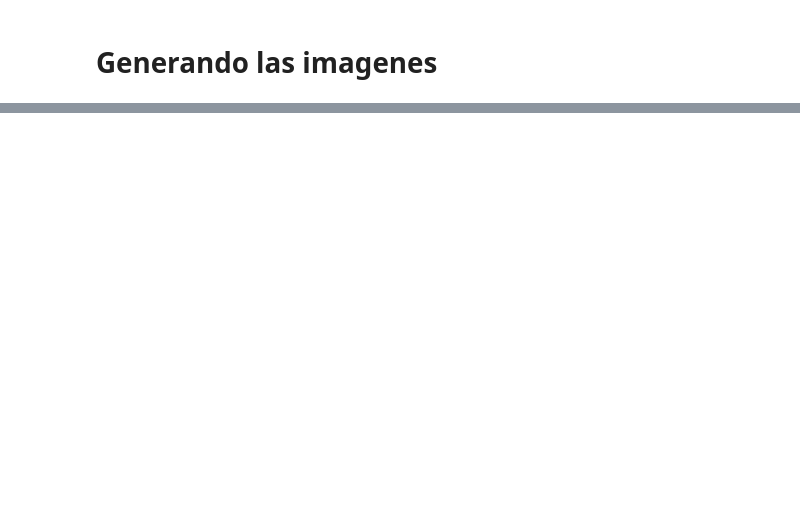
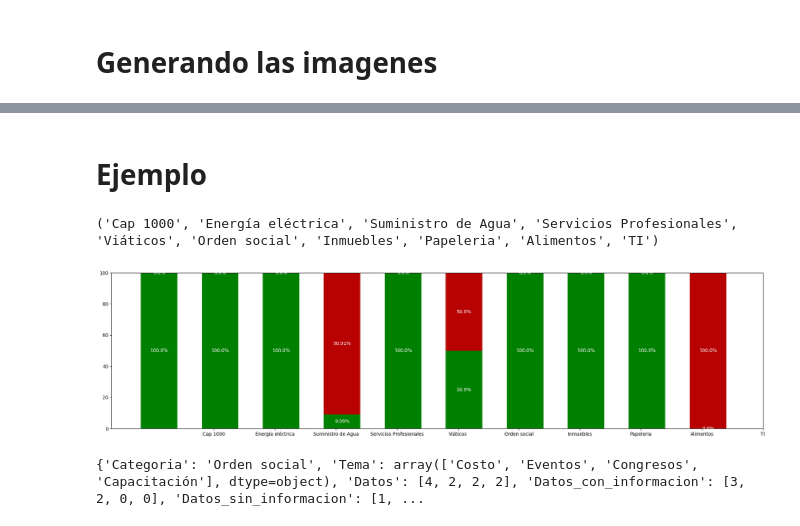
Before and after one commit to BricoBC/dashboard, a Jupyter notebook: main copy.ipynb, the cells around one changed output, grey strips where cells are left out. Cells and saved outputs as stored; diff of their text form; code cells hidden in the pictures; blank space fills up the shorter version.

```diff
--- a/main copy.ipynb
+++ b/main copy.ipynb
@@ -266,0 +270,41 @@ Se termino de crear las imagenes de Energía eléctrica
+# %% [markdown]
+# Ejemplo
+# %%
+print(tuple(categories))
+# %% [output]
+('Cap 1000', 'Energía eléctrica', 'Suministro de Agua', 'Servicios Profesionales', 'Viáticos', 'Orden social', 'Inmuebles', 'Papeleria', 'Alimentos', 'TI')
+# %%
+name_categories = tuple(categories)
+categories_data = {
+    'Con datos': np.array([100, 100, 100, 9.09, 100, 50, 100, 100, 100, 0]),
+    'Sin datos': np.array([0, 0, 0, 90.91, 0, 50, 0,0,0, 100]),
+}
+bar_width = 0.6  # Ancho de las barras
+spacing = 1.2
+
+
+fig, ax = plt.subplots(figsize=(25, 6))  # Ancho x Alto en pulgadas
+
+bottom = np.zeros(10)
+colors = ['g', '#B80101']  # Lista de colores, ajusta según tus necesidades
+color_index = 0
+for n_category, category_count in categories_data.items():
+    p = ax.bar(name_categories, category_count, bar_width, label=n_category, bottom=bottom, color=colors[color_index])
+    bottom += category_count
+
+    ax.bar_label(p, label_type='center' ,fmt=lambda x: f'{x}%', color='white')
+    color_index = (color_index + 1) % len(colors)  # Avanzar al siguiente color
+
+
+ax.set_xticks(np.arange(len(categories)) + (bar_width + spacing) * (len(categories_data) - 1) / 2)
+ax.set_xticklabels(name_categories)
+
+#ax.legend()
+
+plt.show()
+# %% [output]
+[figure, added]
+# %%
+print(dashboard)
+# %% [output]
+{'Categoria': 'Orden social', 'Tema': array(['Costo', 'Eventos', 'Congresos', 'Capacitación'], dtype=object), 'Datos': [4, 2, 2, 2], 'Datos_con_informacion': [3, 2, 0, 0], 'Datos_sin_informacion': [1, ...
```
Also changed, not shown: parts of 11 cells of this notebook, 3 other files.
